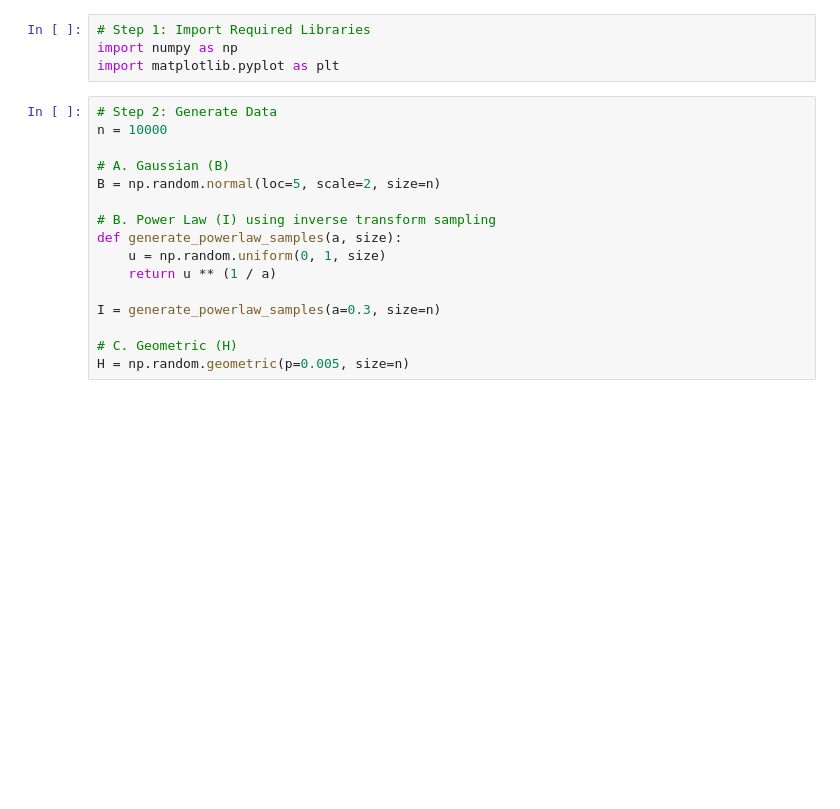
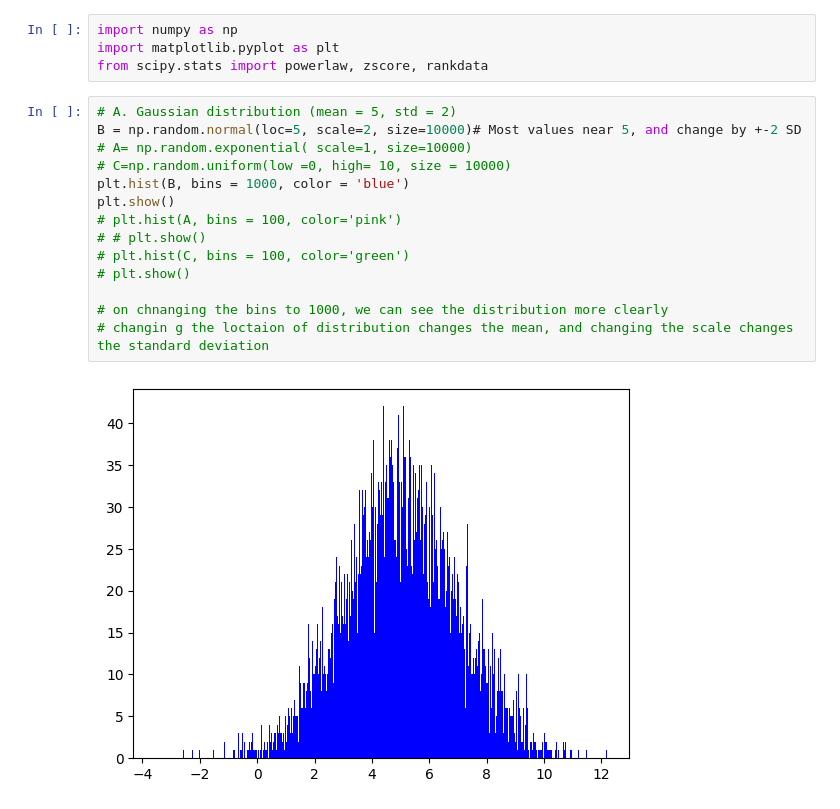
Before and after one commit to INDJokerGamma/ML-Lab, a Jupyter notebook: Assignment 2/Assignment_2.ipynb, the cells around one changed output. Drawn from its saved outputs; the diff is of its cells as text; blank space fills up the shorter version.

```diff
--- a/Assignment 2/Assignment_2.ipynb
+++ b/Assignment 2/Assignment_2.ipynb
@@ -1,20 +1,20 @@
 # %%
-# Step 1: Import Required Libraries
 import numpy as np
 import matplotlib.pyplot as plt
+from scipy.stats import powerlaw, zscore, rankdata
 # %%
-# Step 2: Generate Data
-n = 10000
+# A. Gaussian distribution (mean = 5, std = 2)
+B = np.random.normal(loc=5, scale=2, size=10000)# Most values near 5, and change by +-2 SD
+# A= np.random.exponential( scale=1, size=10000)
+# C=np.random.uniform(low =0, high= 10, size = 10000)
+plt.hist(B, bins = 1000, color = 'blue')
+plt.show()
+# plt.hist(A, bins = 100, color='pink')
+# # plt.show()
+# plt.hist(C, bins = 100, color='green')
+# plt.show()
 
-# A. Gaussian (B)
-B = np.random.normal(loc=5, scale=2, size=n)
-
-# B. Power Law (I) using inverse transform sampling
-def generate_powerlaw_samples(a, size):
-    u = np.random.uniform(0, 1, size)
-    return u ** (1 / a)
-
-I = generate_powerlaw_samples(a=0.3, size=n)
-
-# C. Geometric (H)
-H = np.random.geometric(p=0.005, size=n)
+# on chnanging the bins to 1000, we can see the distribution more clearly
+# changin g the loctaion of distribution changes the mean, and changing the scale changes the standard deviation
+# %% [output]
+[figure, added]
```
Also changed, not shown: parts of 18 cells of this notebook, 5 other files.
